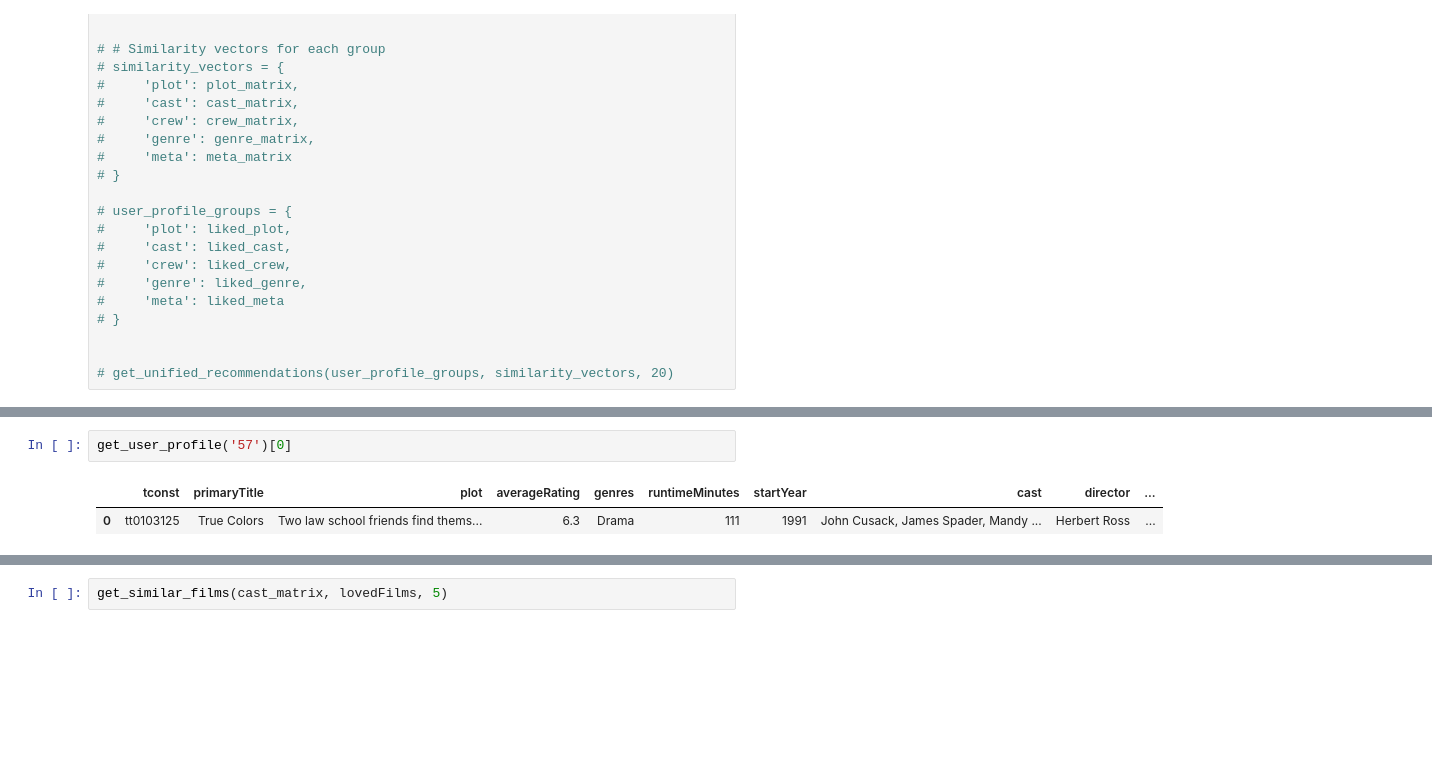
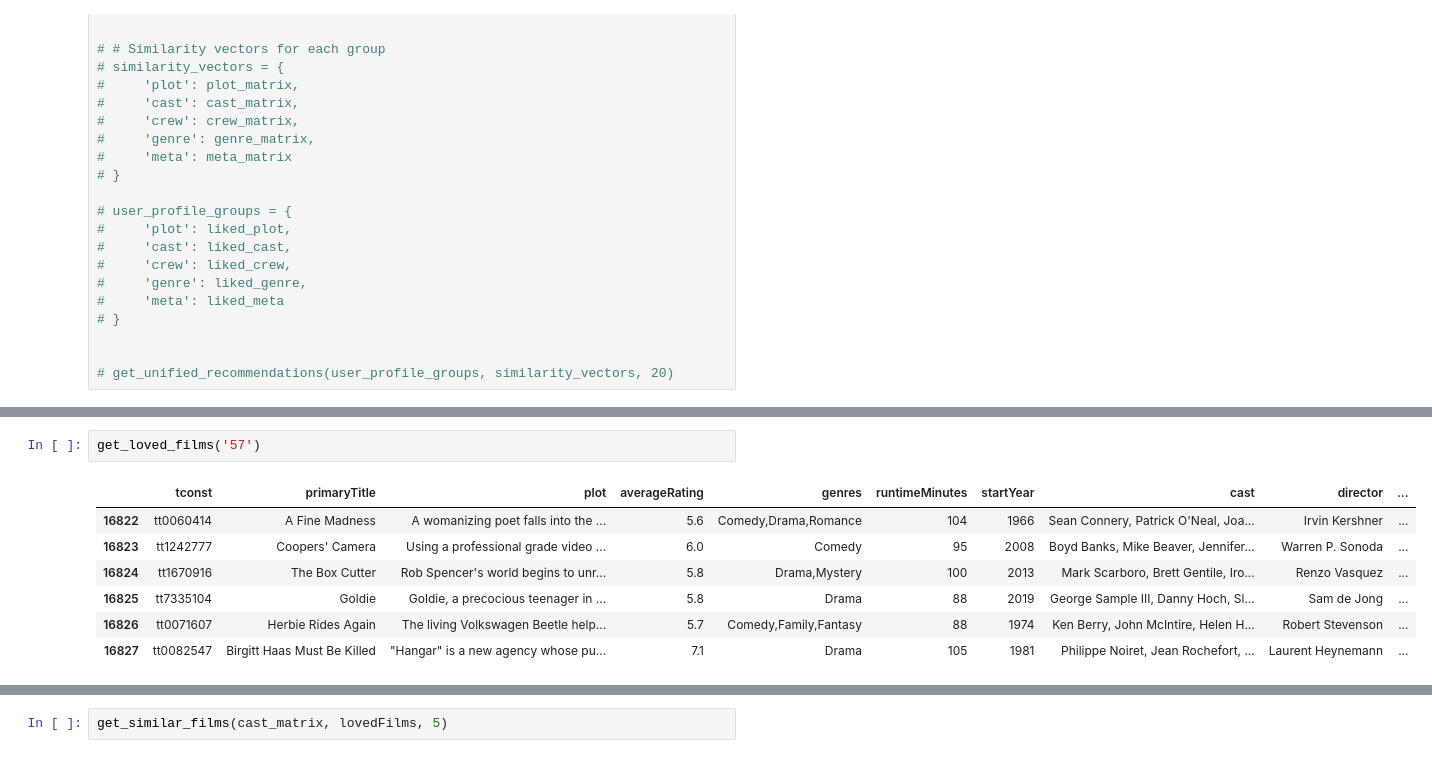
Before and after one commit to Roland-02/Cinephile.com, a Jupyter notebook: recommendEngine.ipynb, the cells around one changed output, grey strips where cells are left out. Drawn from its saved outputs; the diff is of its cells as text; blank space fills up the shorter version.

```diff
--- a/recommendEngine.ipynb
+++ b/recommendEngine.ipynb
@@ -597,9 +639,14 @@ def create_euclidean_vector(row, column):
 
 
 data['total_likeable'] = data.apply(lambda x: count_likeable(x), axis=1)
-# %%
-get_user_profile('57')[0]
-# %% [output]
-|  | tconst | primaryTitle | plot | averageRating | genres | runtimeMinutes | startYear | cast | director | ... |
-| 0 | tt0103125 | True Colors | Two law school friends find thems... | 6.3 | Drama | 111 | 1991 | John Cusack, James Spader, Mandy ... | Herbert Ross | ... |
+# %%
+get_loved_films('57')
+# %% [output]
+|  | tconst | primaryTitle | plot | averageRating | genres | runtimeMinutes | startYear | cast | director | ... |
+| 16822 | tt0060414 | A Fine Madness | A womanizing poet falls into the ... | 5.6 | Comedy,Drama,Romance | 104 | 1966 | Sean Connery, Patrick O'Neal, Joa... | Irvin Kershner | ... |
+| 16823 | tt1242777 | Coopers' Camera | Using a professional grade video ... | 6.0 | Comedy | 95 | 2008 | Boyd Banks, Mike Beaver, Jennifer... | Warren P. Sonoda | ... |
+| 16824 | tt1670916 | The Box Cutter | Rob Spencer's world begins to unr... | 5.8 | Drama,Mystery | 100 | 2013 | Mark Scarboro, Brett Gentile, Iro... | Renzo Vasquez | ... |
+| 16825 | tt7335104 | Goldie | Goldie, a precocious teenager in ... | 5.8 | Drama | 88 | 2019 | George Sample III, Danny Hoch, Sl... | Sam de Jong | ... |
+| 16826 | tt0071607 | Herbie Rides Again | The living Volkswagen Beetle help... | 5.7 | Comedy,Family,Fantasy | 88 | 1974 | Ken Berry, John McIntire, Helen H... | Robert Stevenson | ... |
+| 16827 | tt0082547 | Birgitt Haas Must Be Killed | "Hangar" is a new agency whose pu... | 7.1 | Drama | 105 | 1981 | Philippe Noiret, Jean Rochefort, ... | Laurent Heynemann | ... |
 # %%
```
Also changed, not shown: parts of 4 cells of this notebook, 14 other files.
